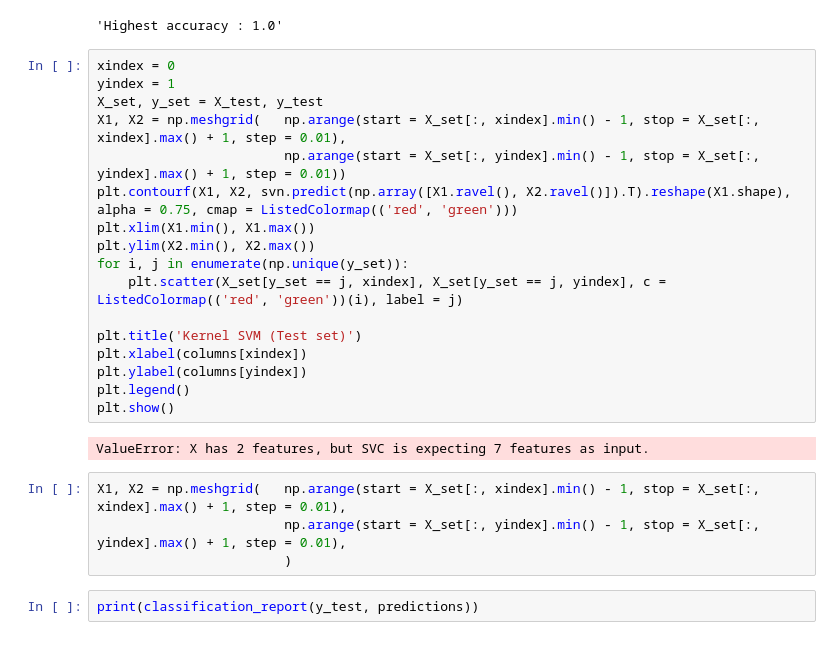
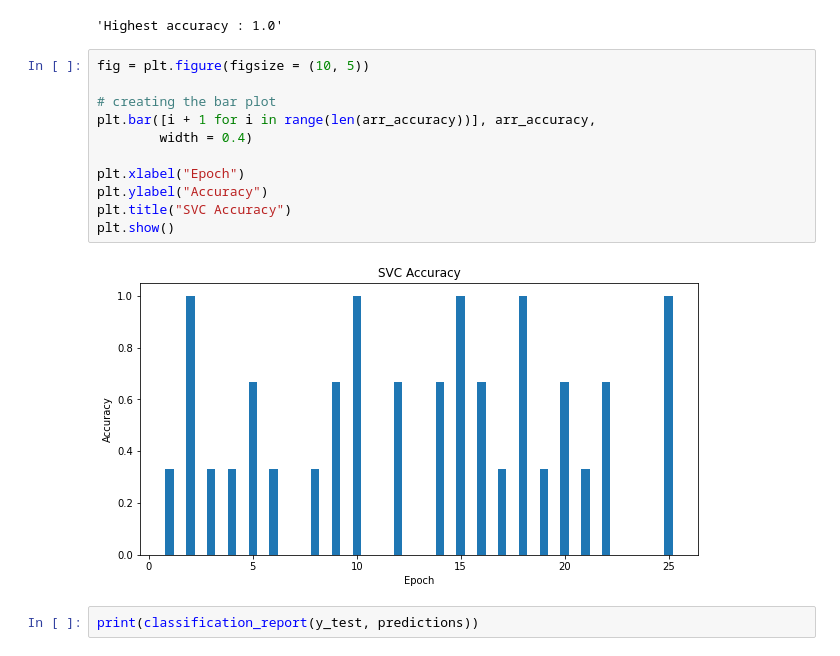
Before and after one commit to alfianisnan26/klasifikasi-dusun, a Jupyter notebook: train.ipynb, the cells around one changed output. Saved outputs shown, nothing was run; the diff lists cells and outputs as text.

Commit message:
update accuracy table

```diff
--- a/train.ipynb
+++ b/train.ipynb
@@ -153,29 +153,19 @@ for i in range(25):
 display(f"Highest accuracy : {accuracy}")
 # %% [output]
 'Highest accuracy : 1.0'
-# %%
-xindex = 0
-yindex = 1
-X_set, y_set = X_test, y_test
-X1, X2 = np.meshgrid(   np.arange(start = X_set[:, xindex].min() - 1, stop = X_set[:, xindex].max() + 1, step = 0.01),
-                        np.arange(start = X_set[:, yindex].min() - 1, stop = X_set[:, yindex].max() + 1, step = 0.01))
-plt.contourf(X1, X2, svn.predict(np.array([X1.ravel(), X2.ravel()]).T).reshape(X1.shape), alpha = 0.75, cmap = ListedColormap(('red', 'green')))
-plt.xlim(X1.min(), X1.max())
-plt.ylim(X2.min(), X2.max())
-for i, j in enumerate(np.unique(y_set)):
-    plt.scatter(X_set[y_set == j, xindex], X_set[y_set == j, yindex], c = ListedColormap(('red', 'green'))(i), label = j)
-
-plt.title('Kernel SVM (Test set)')
-plt.xlabel(columns[xindex])
-plt.ylabel(columns[yindex])
-plt.legend()
-plt.show()
-# %% [output]
-ValueError: X has 2 features, but SVC is expecting 7 features as input.
-# %%
-X1, X2 = np.meshgrid(   np.arange(start = X_set[:, xindex].min() - 1, stop = X_set[:, xindex].max() + 1, step = 0.01),
-                        np.arange(start = X_set[:, yindex].min() - 1, stop = X_set[:, yindex].max() + 1, step = 0.01),
-                        )
+# %%
+fig = plt.figure(figsize = (10, 5))
+
+# creating the bar plot
+plt.bar([i + 1 for i in range(len(arr_accuracy))], arr_accuracy,
+        width = 0.4)
+
+plt.xlabel("Epoch")
+plt.ylabel("Accuracy")
+plt.title("SVC Accuracy")
+plt.show()
+# %% [output]
+[figure, added]
 # %%
 print(classification_report(y_test, predictions))
 # %% [output]
```
